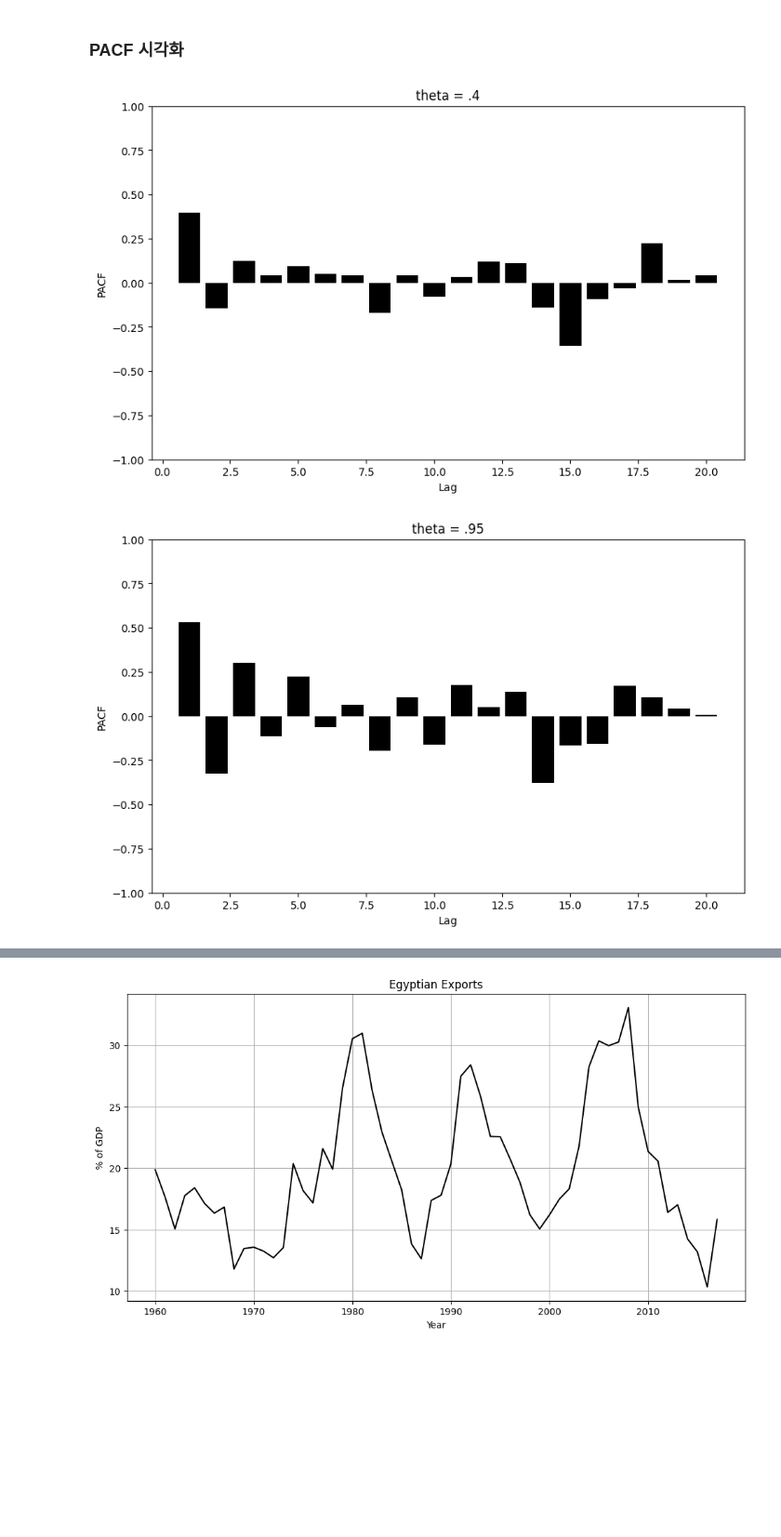
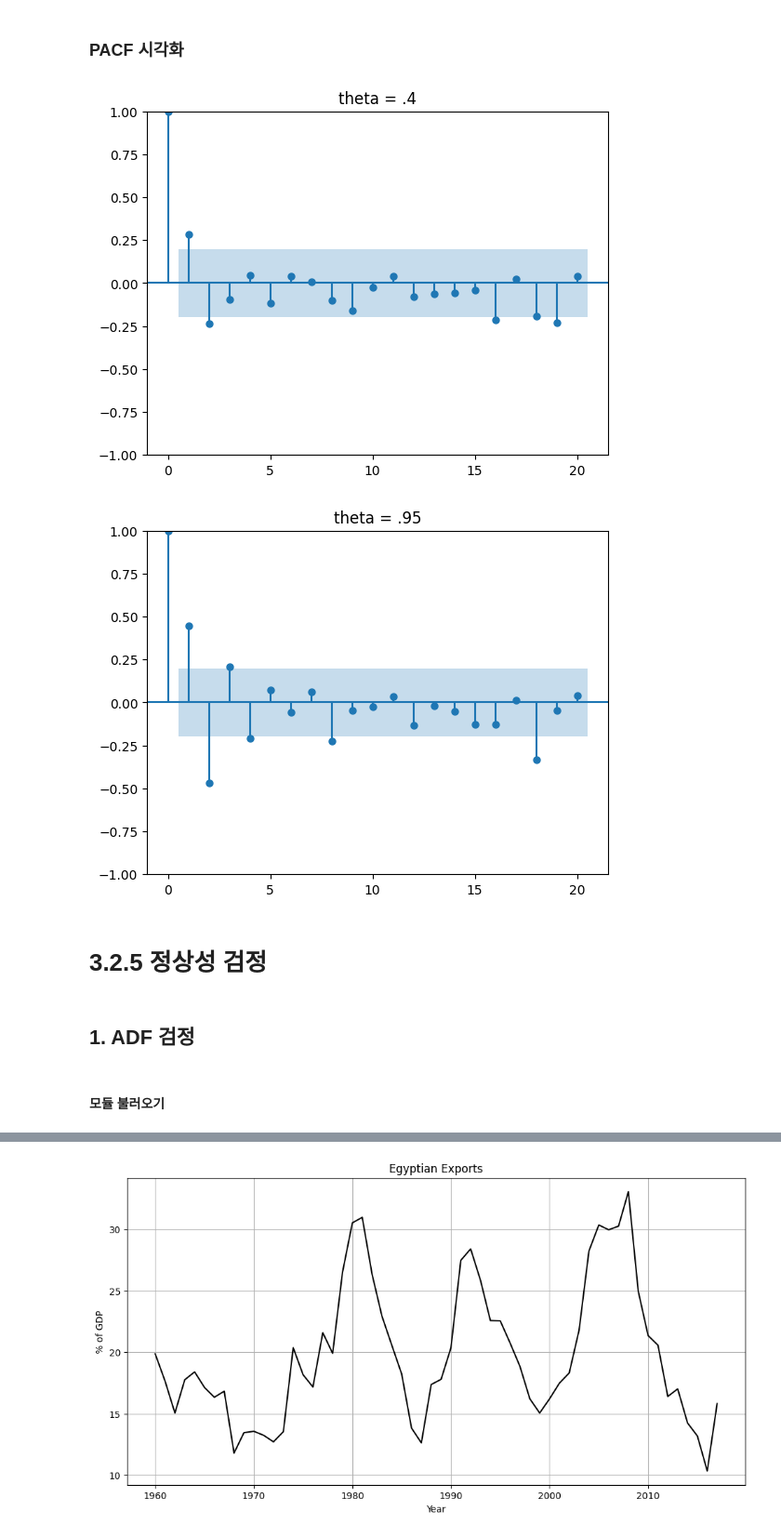
Before and after one commit to safeai-snu/Econometrics, a Jupyter notebook: Ch3.2.ARIMA.ipynb, the cells around one changed output, grey strips where cells are left out. Shown at 93% size. Cells and saved outputs as stored; diff of their text form; code cells hidden in the pictures; blank space fills up the shorter version.

```diff
--- a/Ch3.2.ARIMA.ipynb
+++ b/Ch3.2.ARIMA.ipynb
@@ -256,8 +448,20 @@ show_ACF(ex_MA2_2, "theta = .95", start=1)
 # %% [markdown]
 ### PACF 시각화
 # %%
-show_PACF(ex_MA2_1, "theta = .4")
-show_PACF(ex_MA2_2, "theta = .95")
+#PACF 자동 시각화
+plot_pacf(ex_MA2_1)
+plt.title('theta = .4')
+plt.show()
+
+plot_pacf(ex_MA2_2)
+plt.title('theta = .95')
+plt.show()
 # %% [output]
-[figure, old version]
+[figure, new version]
-[figure, old version]
+[figure, new version]
+# %% [markdown]
+# 3.2.5 정상성 검정
+# %% [markdown]
+## 1. ADF 검정
+# %% [markdown]
+#### 모듈 불러오기
```
Also changed, not shown: parts of 103 cells of this notebook, 29 other files.
